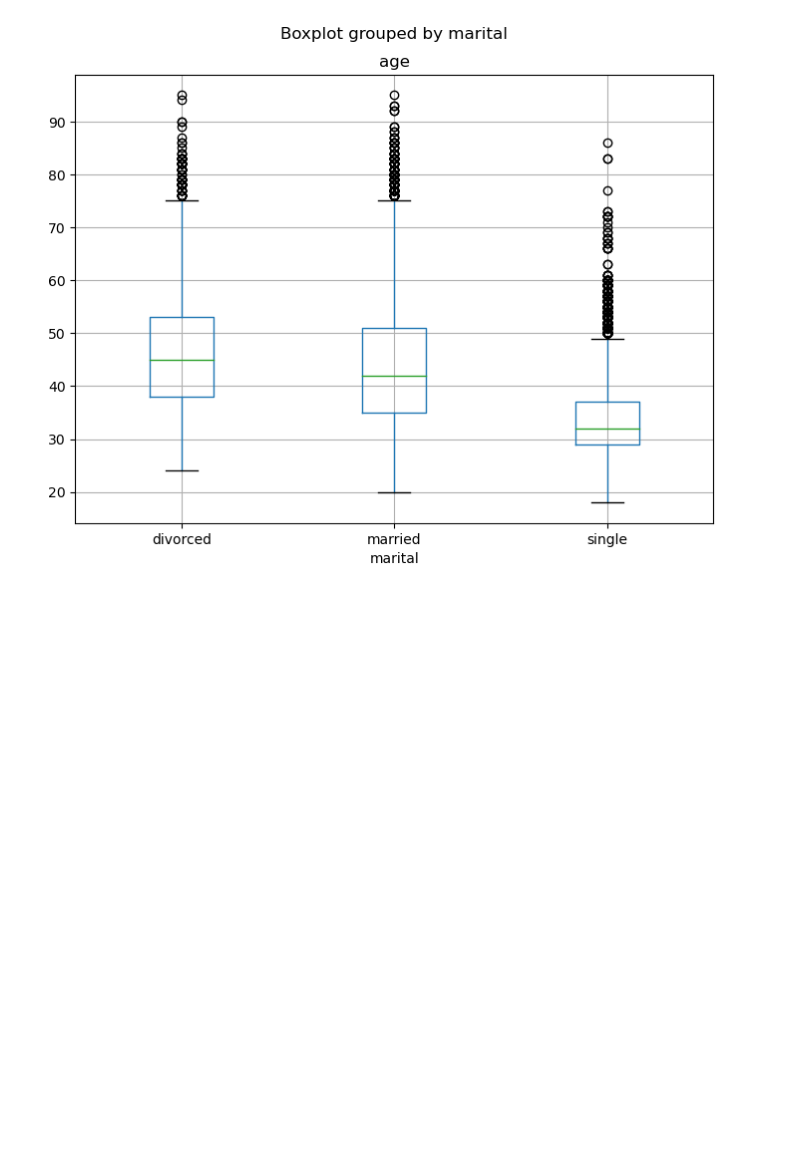
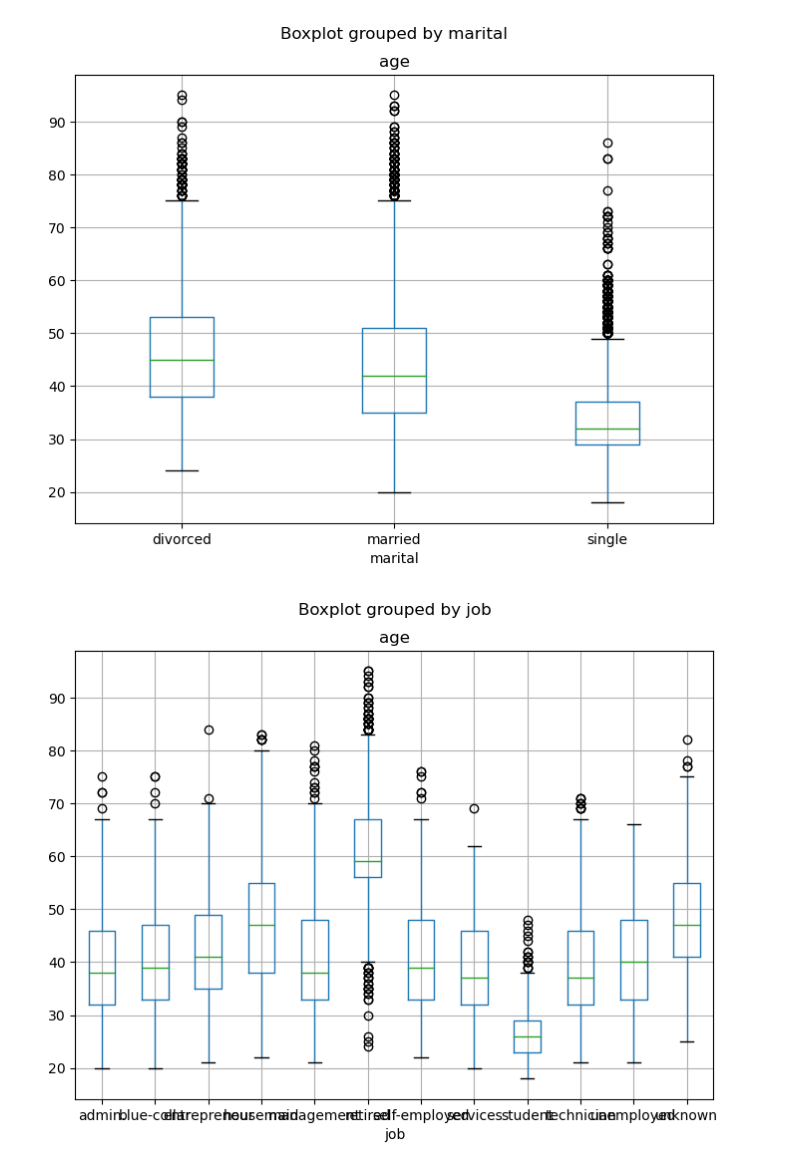
Before and after one commit to mobinghasemi/Classification_Algs_on_BankDataSet, a Jupyter notebook: ML_Algorithms.ipynb, the cells around one changed output. Cells and saved outputs as stored; diff of their text form; code cells hidden in the pictures; blank space fills up the shorter version.

Commit message:
boxplot on 'age' column seperating by 'job' values

```diff
--- a/ML_Algorithms.ipynb
+++ b/ML_Algorithms.ipynb
@@ -454,3 +454,9 @@ df.boxplot(column = "age",
 plt.show()
 # %% [output]
 [figure]
+# %%
+df.boxplot(column = "age",
+           by = "job")
+plt.show()
+# %% [output]
+[figure, added]
```
